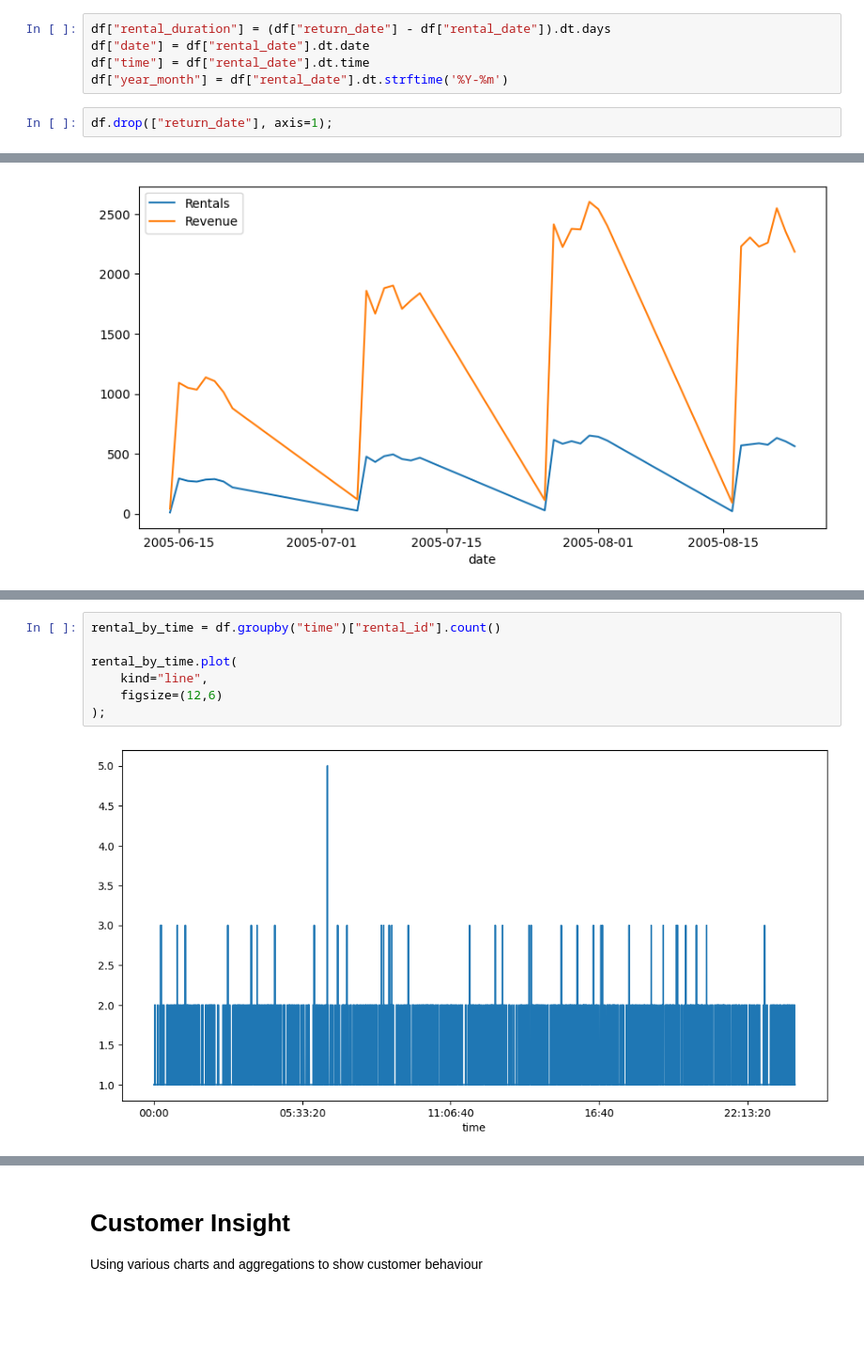
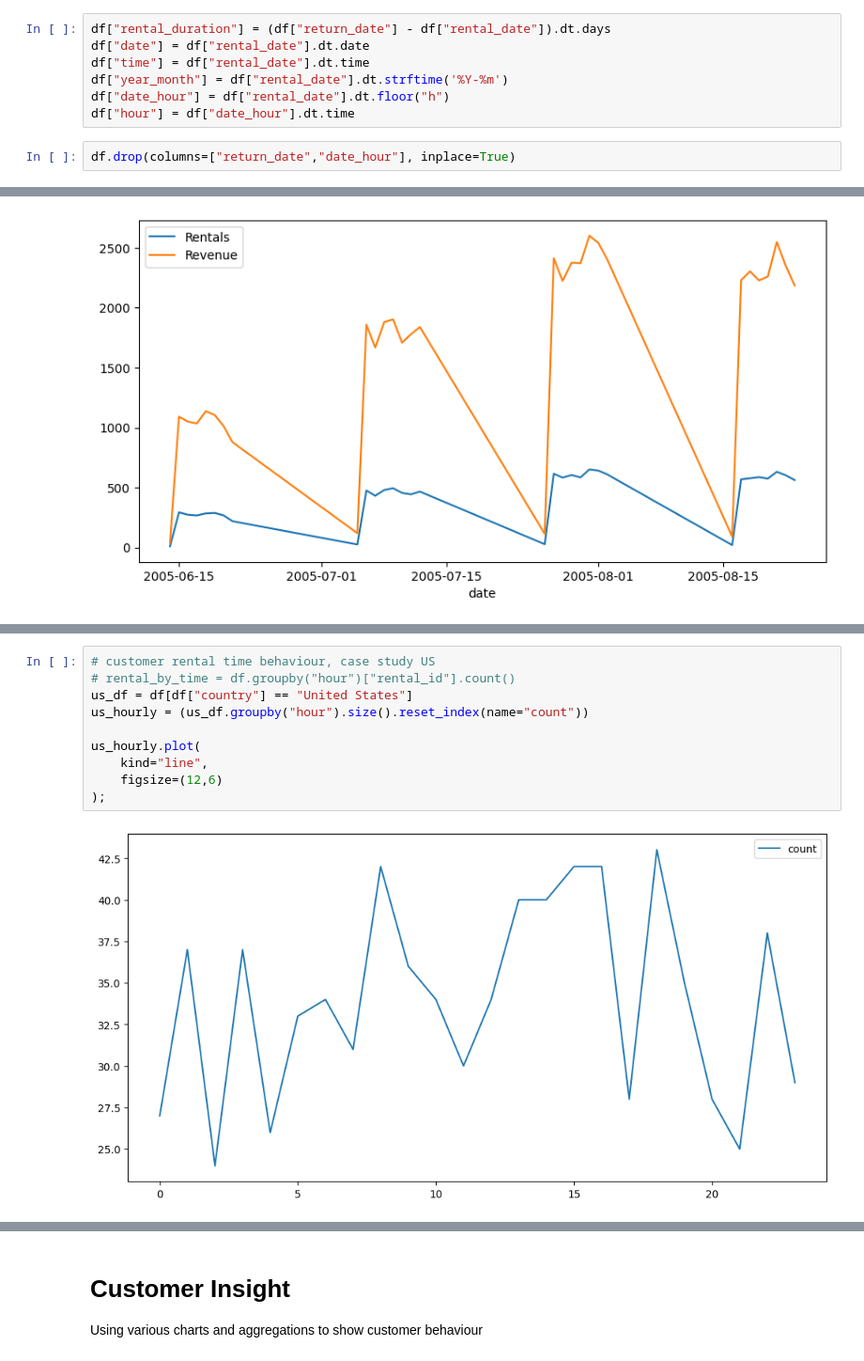
Before and after one commit to kwiver/dvd_rental, a Jupyter notebook: dvd_rental.ipynb, the cells around one changed output, grey strips where cells are left out. Shown at 94% size. Cells and saved outputs as stored; diff of their text form; blank space fills up the shorter version.

```diff
--- a/dvd_rental.ipynb
+++ b/dvd_rental.ipynb
@@ -65,8 +65,10 @@ df["rental_duration"] = (df["return_date"] - df["rental_date"]).dt.days
 df["date"] = df["rental_date"].dt.date
 df["time"] = df["rental_date"].dt.time
 df["year_month"] = df["rental_date"].dt.strftime('%Y-%m')
+df["date_hour"] = df["rental_date"].dt.floor("h")
+df["hour"] = df["date_hour"].dt.time
 # %%
-df.drop(["return_date"], axis=1);
+df.drop(columns=["return_date","date_hour"], inplace=True)
 # %%
 df.head()
 # %% [output]
@@ -270,12 +276,15 @@ category_sales.plot(
 # %%
-rental_by_time = df.groupby("time")["rental_id"].count()
+# customer rental time behaviour, case study US
+# rental_by_time = df.groupby("hour")["rental_id"].count()
+us_df = df[df["country"] == "United States"]
+us_hourly = (us_df.groupby("hour").size().reset_index(name="count"))
 
-rental_by_time.plot(
+us_hourly.plot(
     kind="line",
     figsize=(12,6)
 );
 # %% [output]
-[figure, old version]
+[figure, new version]
 # %%
 # df["date"] = pd.to_datetime(df["date"])
 
```
Also changed, not shown: parts of 16 cells of this notebook, 3 other files.
